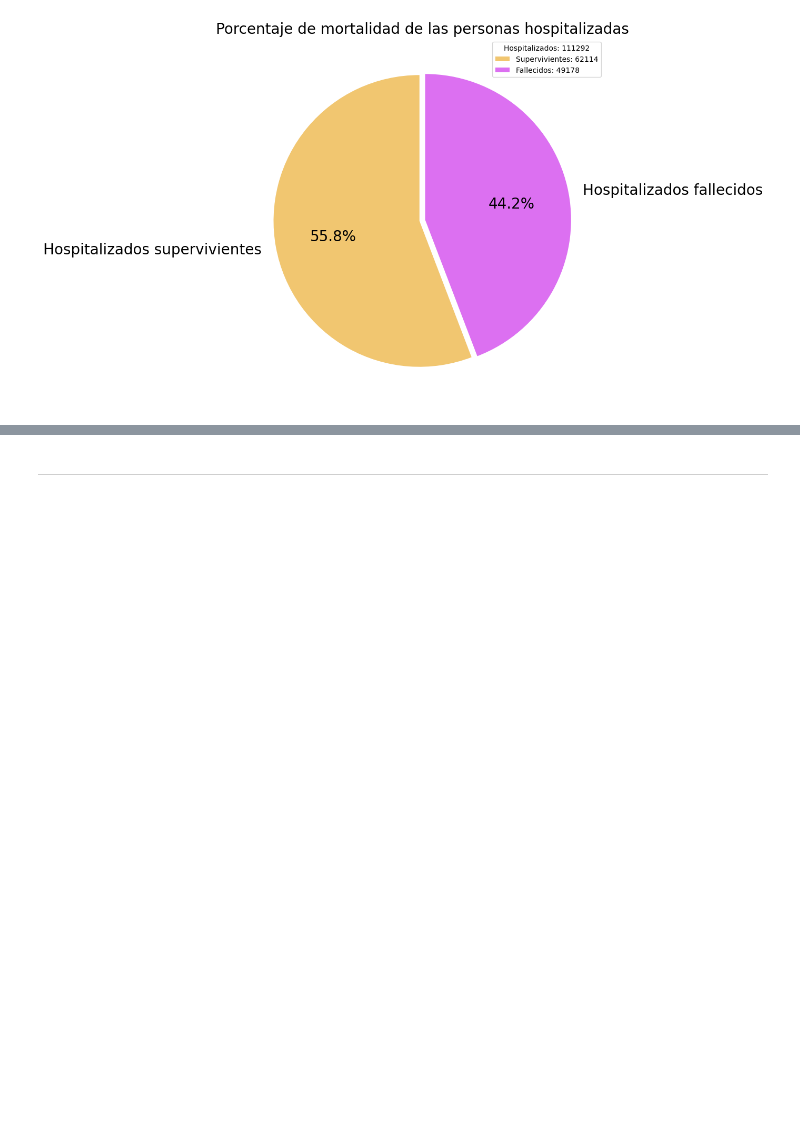
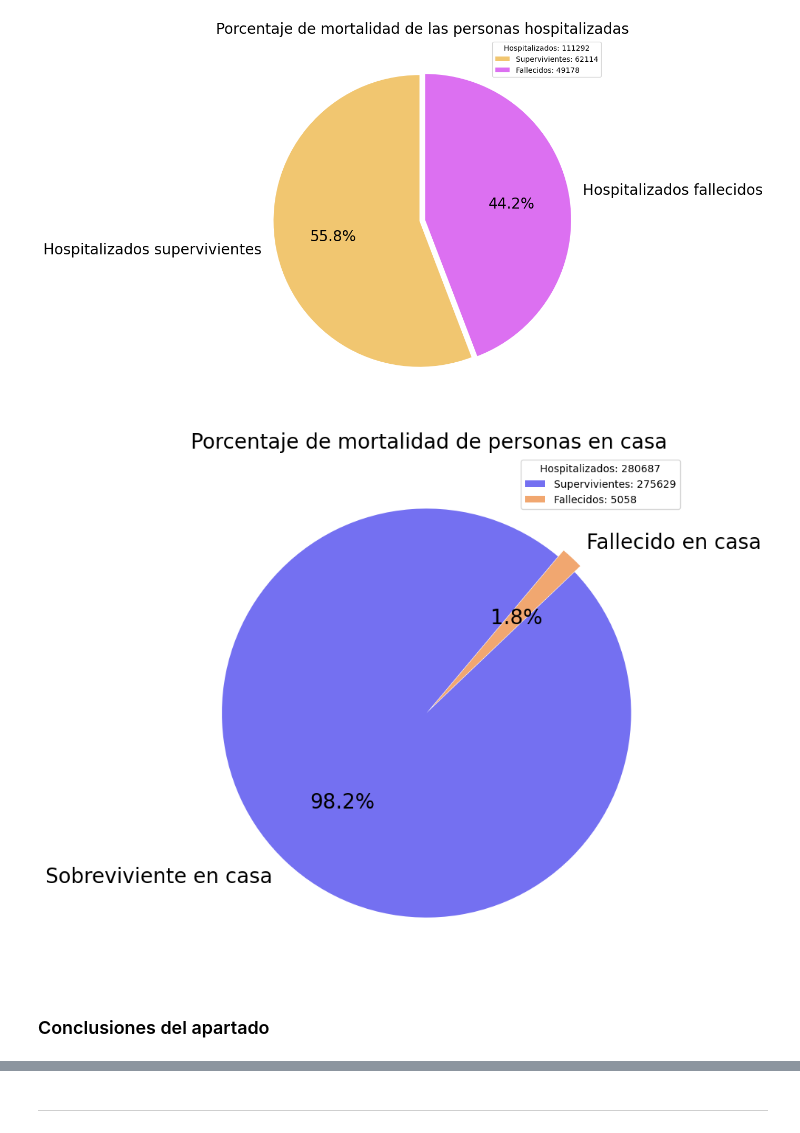
Before and after one commit to SamuelG0319/Final_Project_DS, a Jupyter notebook: cleanning-data.ipynb, the cells around one changed output, grey strips where cells are left out. Cells and saved outputs as stored; diff of their text form; code cells hidden in the pictures; blank space fills up the shorter version.

Commit message:
Conclusions from the analysis of positive cases and patient type.

```diff
--- a/cleanning-data.ipynb
+++ b/cleanning-data.ipynb
@@ -265,3 +265,19 @@ plt.legend([f'Supervivientes: {hospitalized_survived}', f'Fallecidos: {hospitali
 plt.show()
 # %% [output]
 [figure]
+# %%
+#Pie chart to show the difference between home patient and home who died.
+sizes = [patient_type_home, not_hospitalized_death]
+labels = ['Sobreviviente en casa', 'Fallecido en casa']
+colors = ['#7470F1', '#F1A770']
+
+home_survived = patient_type_home - not_hospitalized_death
+plt.figure(figsize = (9,9))
+plt.title('Porcentaje de mortalidad de personas en casa', fontsize = 20)
+plt.pie(sizes, labels = labels, colors = colors, autopct = '%1.1f%%', textprops = {'fontsize':20}, startangle = 50, explode=[0.02, 0.02])
+plt.legend([f'Supervivientes: {home_survived}', f'Fallecidos: {not_hospitalized_death}'], title = f'Hospitalizados: {patient_type_home}', loc = 'upper right')
+plt.show()
+# %% [output]
+[figure, added]
+# %% [markdown]
+<h3>Conclusiones del apartado </h3>
```
Also changed, not shown: parts of 1 cell of this notebook.
